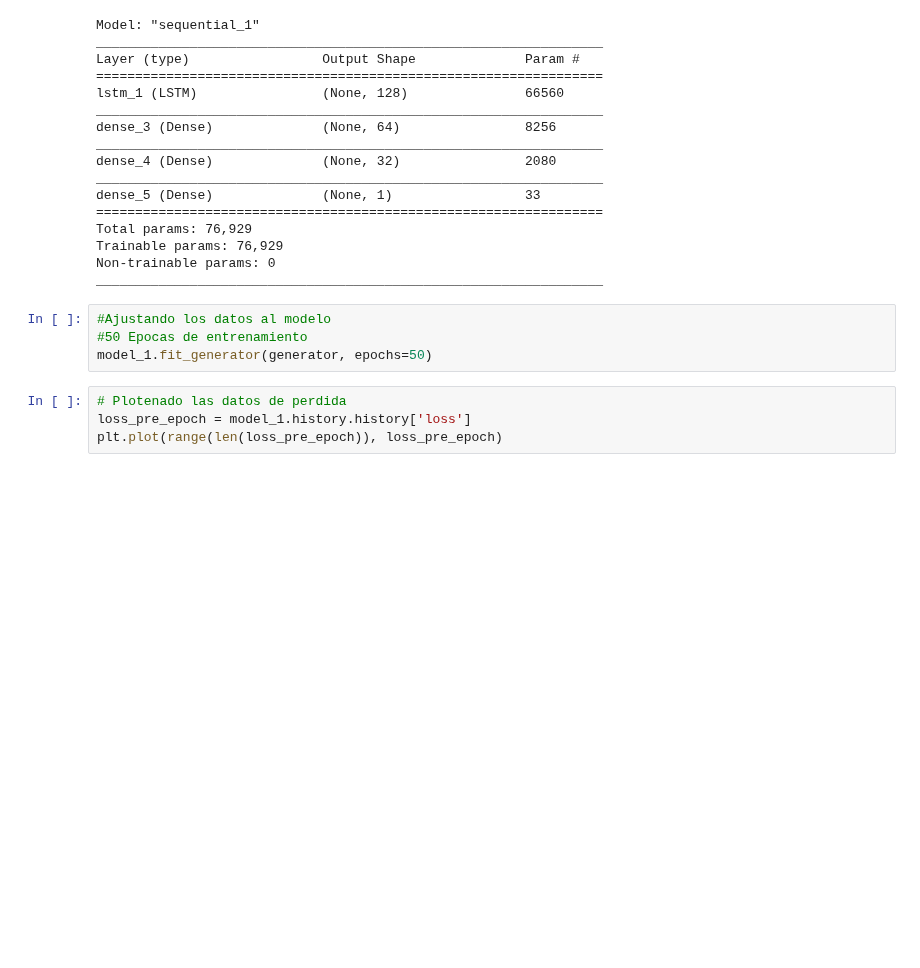
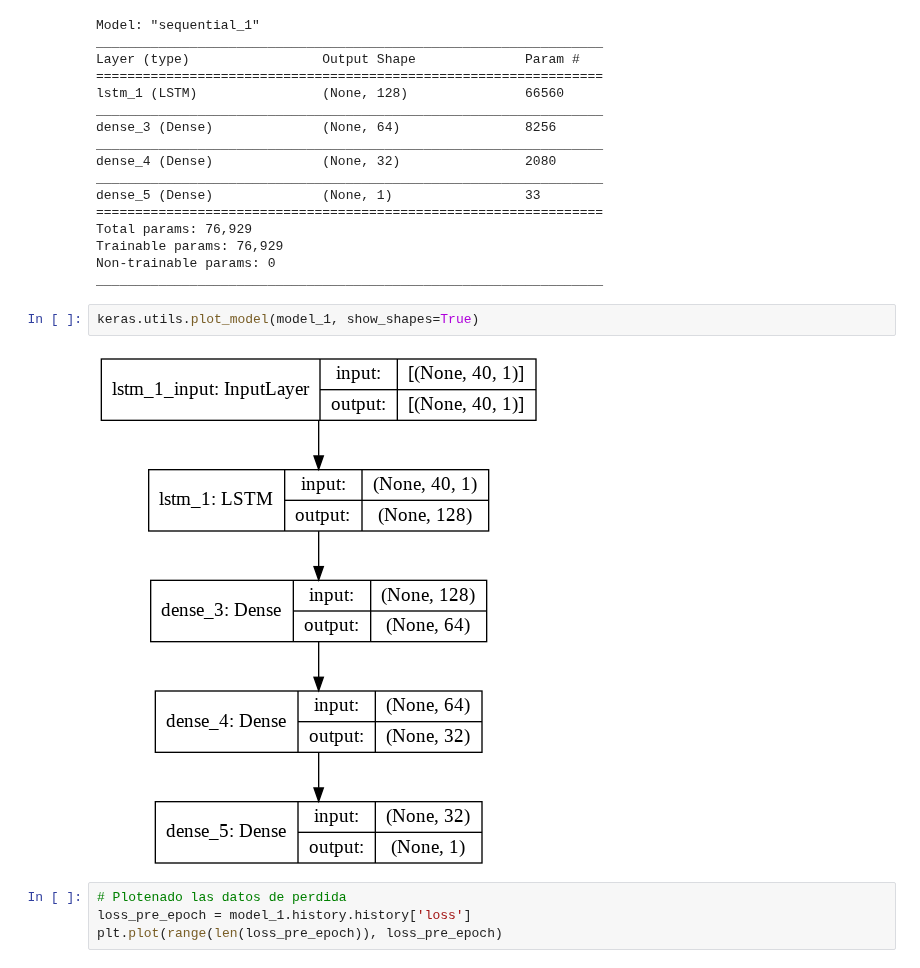
Before and after one commit to artthuro6/Covid-19, a Jupyter notebook: LSTM_COVID_19.ipynb, the cells around one changed output. Drawn from its saved outputs; the diff is of its cells as text; blank space fills up the shorter version.

```diff
--- a/LSTM_COVID_19.ipynb
+++ b/LSTM_COVID_19.ipynb
@@ -412,10 +417,10 @@ Total params: 76,929
 Trainable params: 76,929
 Non-trainable params: 0
 _________________________________________________________________
-# %%
-#Ajustando los datos al modelo
-#50 Epocas de entrenamiento
-model_1.fit_generator(generator, epochs=50)
+# %%
+keras.utils.plot_model(model_1, show_shapes=True)
+# %% [output]
+[figure, added]
 # %%
 # Plotenado las datos de perdida
 loss_pre_epoch = model_1.history.history['loss']
```
Also changed, not shown: parts of 16 cells of this notebook.
